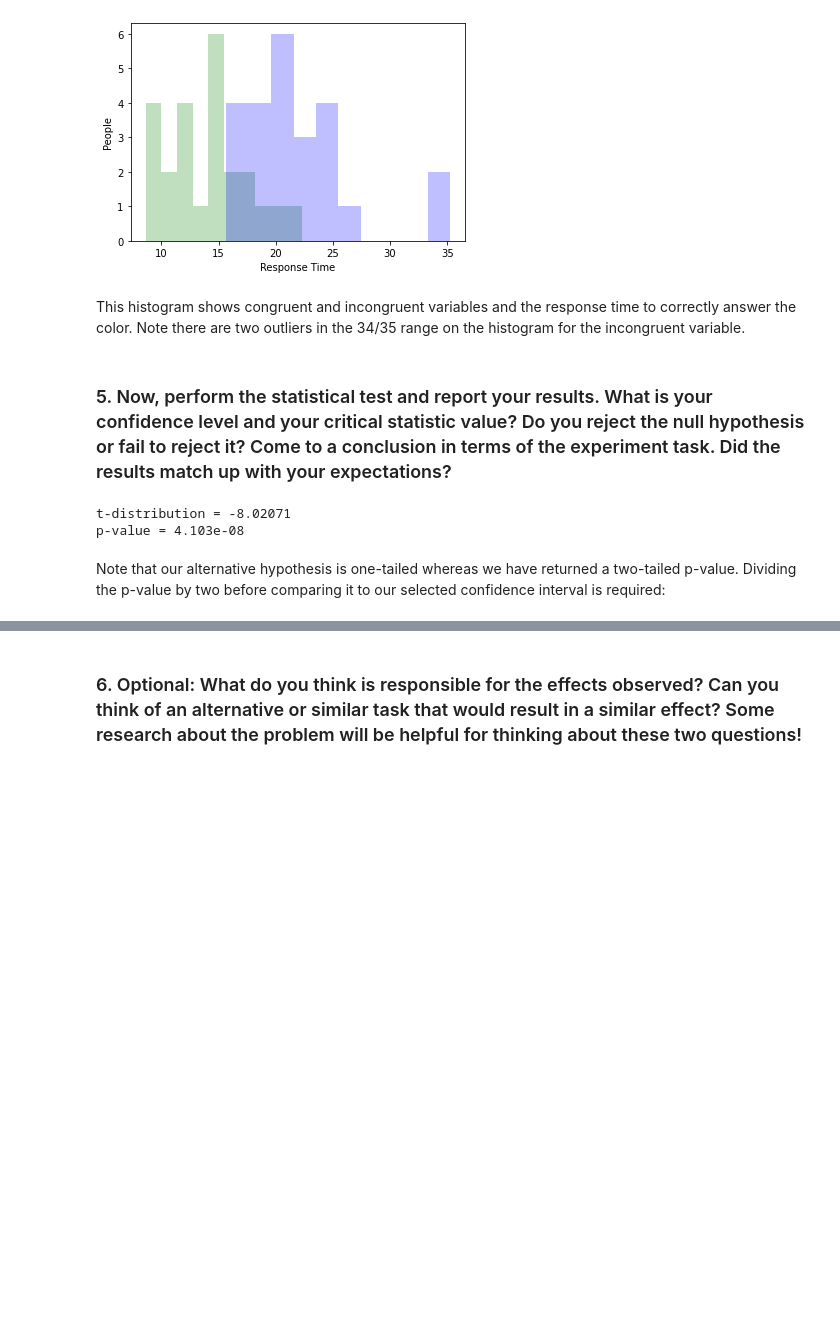
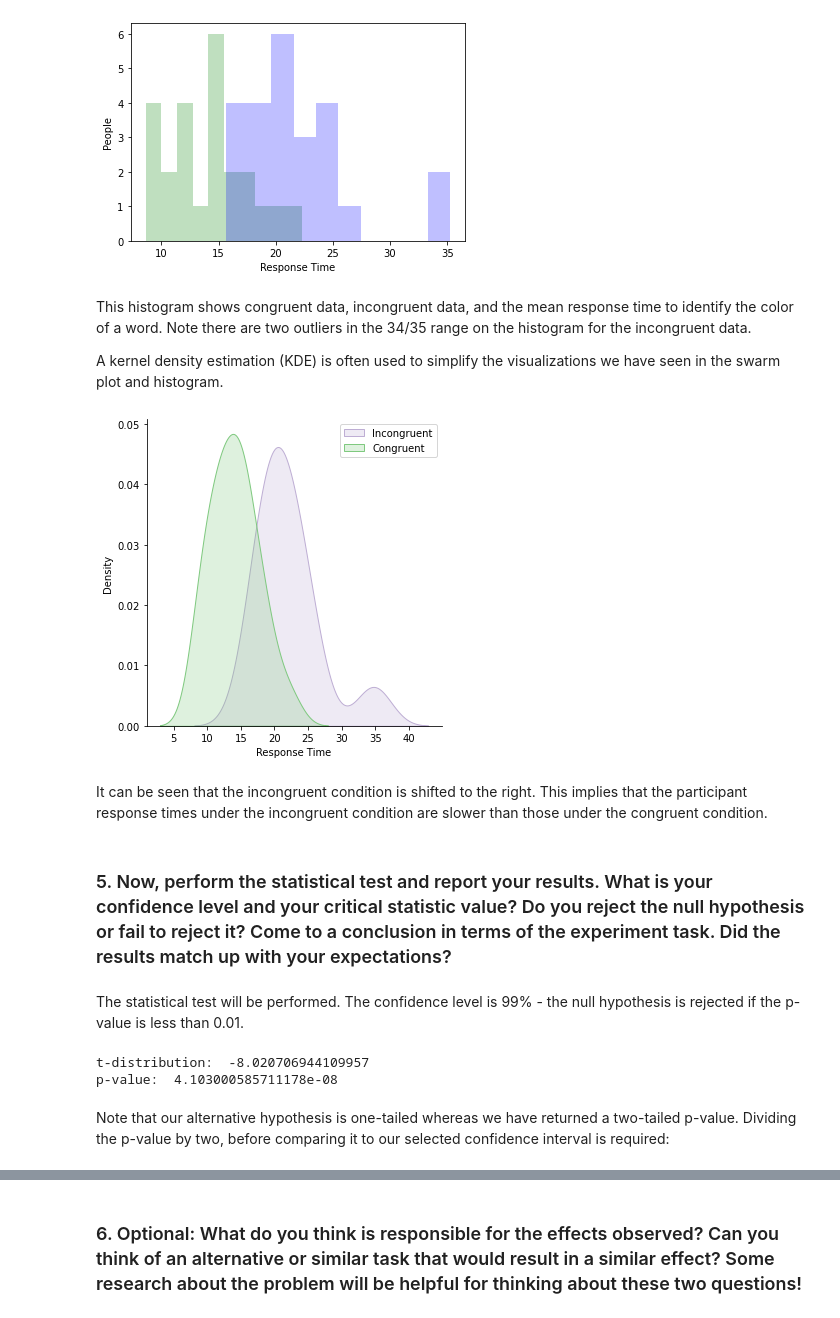
Before and after one commit to misterpsmith/wgu-c749, a Jupyter notebook: test-a-perceptual-phenomenon-stroop-effect/stroop-effect.ipynb, the cells around one changed output, grey strips where cells are left out. Saved outputs shown, nothing was run; the diff lists cells and outputs as text; code cells hidden in the pictures; blank space fills up the shorter version.

```diff
--- a/test-a-perceptual-phenomenon-stroop-effect/stroop-effect.ipynb
+++ b/test-a-perceptual-phenomenon-stroop-effect/stroop-effect.ipynb
@@ -131,21 +225,53 @@ plot.show()
 # %% [output]
 [figure]
 # %% [markdown]
-This histogram shows congruent and incongruent variables and the response time to correctly answer the color.  Note there are two outliers in the 34/35 range on the histogram for the incongruent variable.
+This histogram shows congruent data, incongruent data, and the mean response time to identify the color of a word.  Note there are two outliers in the 34/35 range on the histogram for the incongruent data.
+
+A kernel density estimation (KDE) is often used to simplify the visualizations we have seen in the swarm plot and histogram.
+# %%
+# Kernel density estimation (KDE).
+kde = sb.displot(stroop_data,
+                 x = 'response_time',
+                 hue = 'condition_type',
+                 kind = 'kde',
+                 fill = True,
+                 legend = False,
+                 palette = 'Accent')
+
+# Set x and y axes labels.
+kde.set(xlabel = 'Response Time', ylabel = 'Density')
+
+# Show legend (the legend is created here, otherwise 'condition_type' is displayed as the legend and cannot be
+# altered to 'Condition', which would be the ideal option).
+plot.legend(labels=(['Incongruent', 'Congruent']))
+
+# Display KDE.
+plot.show()
+# %% [output]
+[figure, added]
+# %% [markdown]
+It can be seen that the incongruent condition is shifted to the right.  This implies that the participant response times under the incongruent condition are slower than those under the congruent condition.
 # %% [markdown]
 ### 5. Now, perform the statistical test and report your results. What is your confidence level and your critical statistic value? Do you reject the null hypothesis or fail to reject it? Come to a conclusion in terms of the experiment task. Did the results match up with your expectations?
+# %% [markdown]
+The statistical test will be performed.  The confidence level is 99% - the null hypothesis is rejected if the p-value is less than 0.01.
 # %%
 # Perform a paired sample t-test.
+
+# Load the statistics library.
 from scipy import stats
 
+# Calculate the t-test values.
 t_value, p_value = stats.ttest_rel(stroop_data_df.Congruent, stroop_data_df.Incongruent)
-print("t-distribution = %g" % t_value)
-print("p-value = %g" % p_value)
+
+# Display the statistical values.
+print('t-distribution: ', t_value)
+print('p-value: ', p_value)
 # %% [output]
-t-distribution = -8.02071
-p-value = 4.103e-08
+t-distribution:  -8.020706944109957
+p-value:  4.103000585711178e-08
 # %% [markdown]
-Note that our alternative hypothesis is one-tailed whereas we have returned a two-tailed p-value.  Dividing the p-value by two before comparing it to our selected confidence interval is required:
+Note that our alternative hypothesis is one-tailed whereas we have returned a two-tailed p-value.  Dividing the p-value by two, before comparing it to our selected confidence interval is required:
 # %%
 # Adjust the p-value.
 adjusted_p_value = p_value / 2
```
Also changed, not shown: parts of 19 cells of this notebook.
